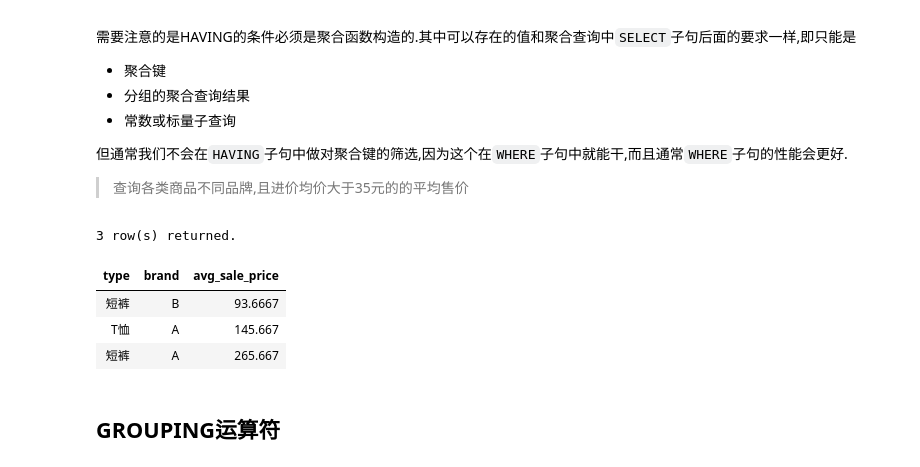
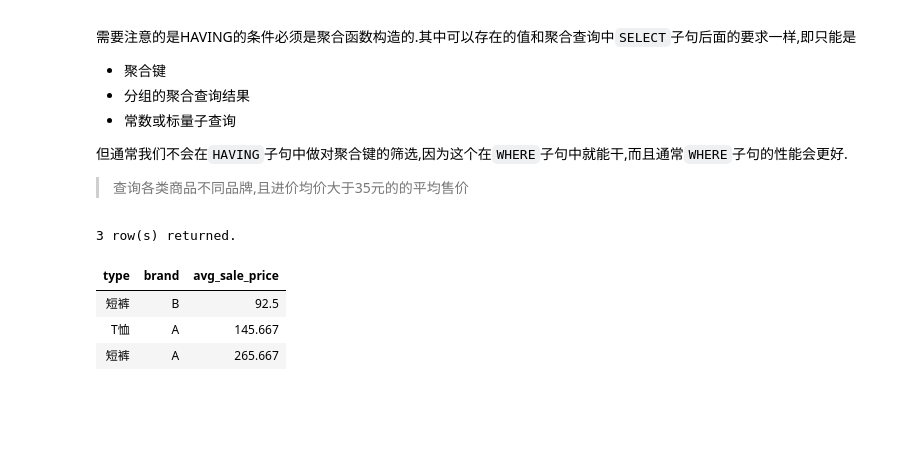
Before and after one commit to hsz1273327/TutorialForDataScience, a Jupyter notebook: src/数据存储篇/工具介绍/SQL/DCL语句/聚合查询.ipynb, the cells around one changed output. Cells and saved outputs as stored; diff of their text form; code cells hidden in the pictures; blank space fills up the shorter version.

```diff
--- a/src/数据存储篇/工具介绍/SQL/DCL语句/聚合查询.ipynb
+++ b/src/数据存储篇/工具介绍/SQL/DCL语句/聚合查询.ipynb
@@ -316,15 +331,14 @@ HAVING <条件1> [AND/OR/NOT <条件2> ....]
 # %%
 SELECT type,
 brand,
 AVG(sale_price) as avg_sale_price
 FROM Commodity
+WHERE brand IS NOT NULL
 GROUP BY type,brand
 HAVING AVG(purchase_price) >35
 # %% [output]
 3 row(s) returned.
 | type | brand | avg_sale_price |
-| 短裤 | B | 93.6667 |
+| 短裤 | B | 92.5 |
 | T恤 | A | 145.667 |
 | 短裤 | A | 265.667 |
-# %% [markdown]
-## GROUPING运算符
```
Also changed, not shown: parts of 16 cells of this notebook, 1 other file.
